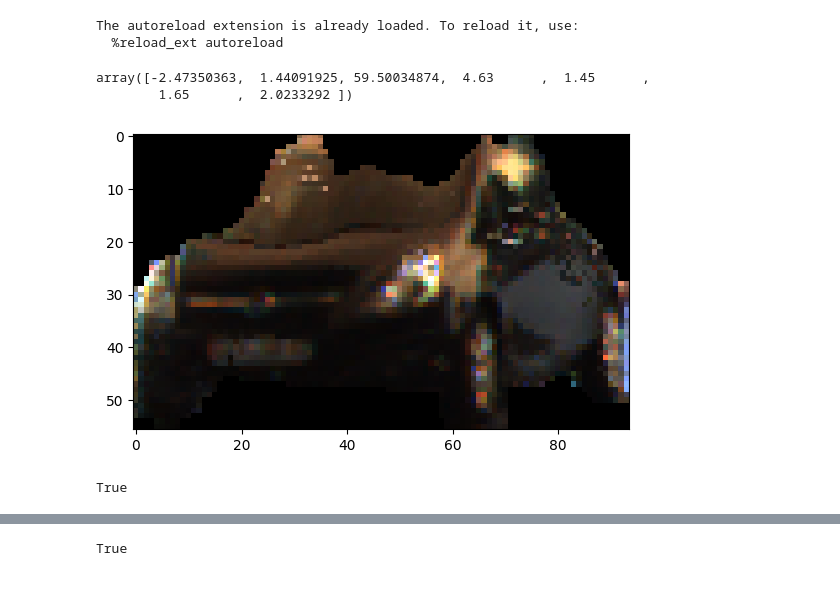
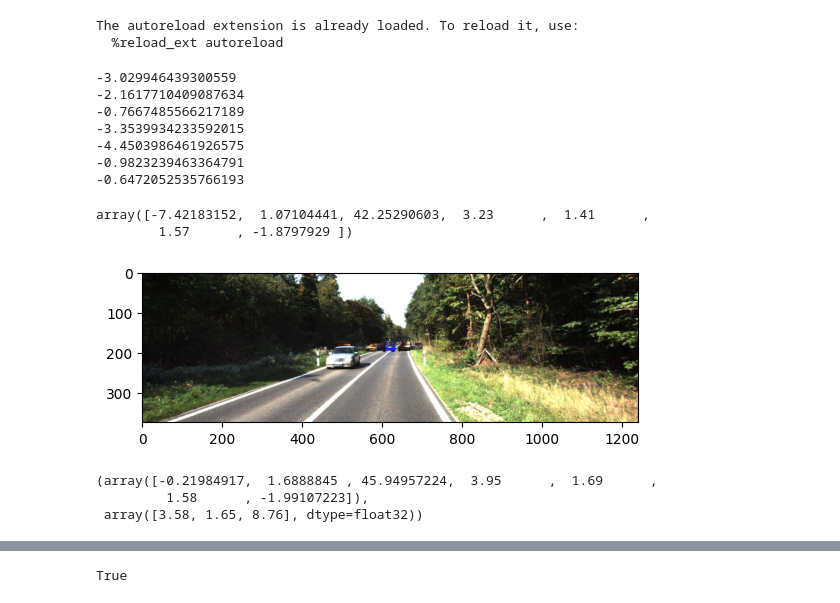
Before and after one commit to romantic-black/DID-M3D, a Jupyter notebook: notebooks/inpaint.ipynb, the cells around one changed output, grey strips where cells are left out. Cells and saved outputs as stored; diff of their text form; code cells hidden in the pictures.

```diff
--- a/notebooks/inpaint.ipynb
+++ b/notebooks/inpaint.ipynb
@@ -24,7 +24,7 @@ random_flip = 0
 database = SampleDatabase("/mnt/e/DataSet/kitti/kitti_inst_database/", random_flip=random_flip)
 dataset = Dataset("train", r"/mnt/e/DataSet/kitti")
 # %%
-idx =2131
+idx =6309
 
 calib_ = dataset.get_calib(idx)
 image, depth = dataset.get_image_with_depth(idx, use_penet=False)
@@ -33,11 +33,19 @@ plane_ = dataset.get_plane(idx)
 grid = dataset.get_grid(idx)
 samples = database.get_samples(ground, non_ground, calib_, plane_, grid)
 image_, depth_, samples_ = database.add_samples_to_scene(samples, image, depth, use_edge_blur=True)
+# %% [output]
+-3.029946439300559
+-2.1617710409087634
+-0.7667485566217189
+-3.3539934233592015
+-4.4503986461926575
+-0.9823239463364791
+-0.6472052535766193
 # %%
 from tools.visualize_util import show_o3d
 from tools.sample_util import to3d
 
-sample = samples[3]
+sample = samples[4]
 cord_0, rgb_0 = sample.get_points()
 cord_1, rgb_1 = sample.get_points(True)
 rgb_0 = np.ones_like(cord_0) + np.array([0, 0, 255])
@@ -49,14 +57,18 @@ show_o3d(cord, rgb, bbox3d=sample.bbox3d_)
 
 sample.bbox3d_
 # %% [output]
-array([-2.47350363,  1.44091925, 59.50034874,  4.63      ,  1.45      ,
-        1.65      ,  2.0233292 ])
+array([-7.42183152,  1.07104441, 42.25290603,  3.23      ,  1.41      ,
+        1.57      , -1.8797929 ])
 # %%
 from tools.visualize_util import plt_show
-i = samples[4].image_
+sample = samples[4]
+i = image_
 plt_show(i)
 cv2.imwrite("i.png", i)
+sample.bbox3d_, sample.label.pos
 # %% [output]
-[figure, old version]
+[figure, new version]
-True
+(array([-0.21984917,  1.6888845 , 45.94957224,  3.95      ,  1.69      ,
+         1.58      , -1.99107223]),
+ array([3.58, 1.65, 8.76], dtype=float32))
 # %%
```
Also changed, not shown: parts of 8 cells of this notebook, 5 other files.
